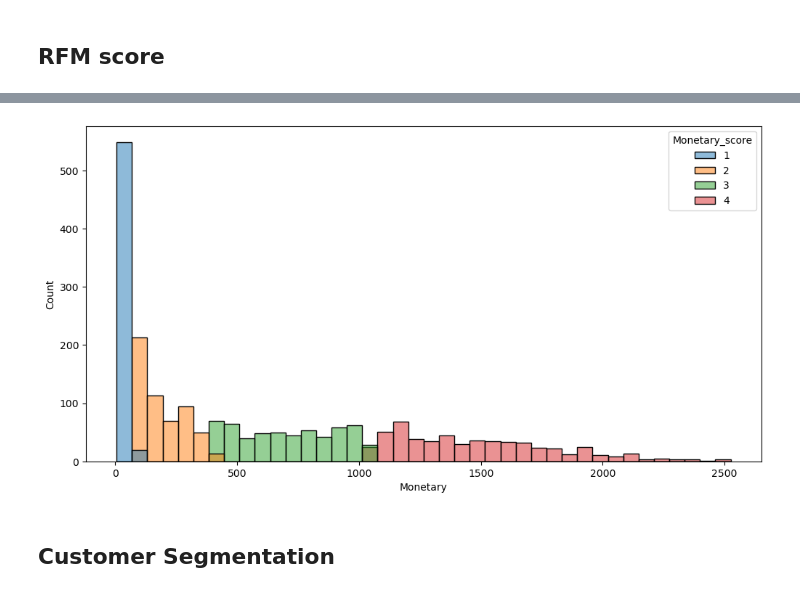
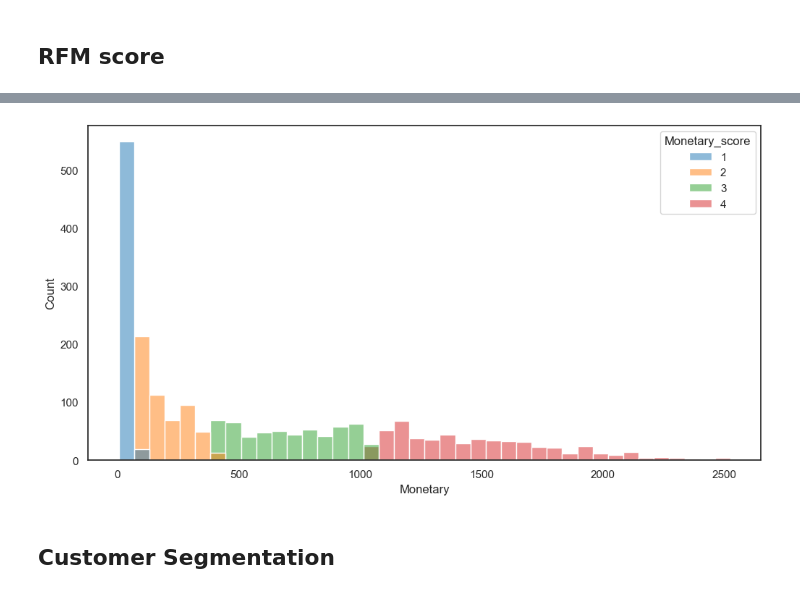
Before and after one commit to nqtquoctrung94/RFM_Customer_Personality_Analysis, a Jupyter notebook: Customer_Personality_Analysis.ipynb, the cells around one changed output, grey strips where cells are left out. Drawn from its saved outputs; the diff is of its cells as text; code cells hidden in the pictures.

```diff
--- a/Customer_Personality_Analysis.ipynb
+++ b/Customer_Personality_Analysis.ipynb
@@ -385,6 +385,8 @@ rfm_data['Frequency_score'] = pd.qcut(rfm_data['Frequency'], q = 4, labels=[1,2,
 rfm_data['Monetary_score'] = pd.qcut(rfm_data['Monetary'], q = 4, labels=[1,2,3,4])
 # %%
 fig, axes = plt.subplots(figsize=(12, 6))
-sns.histplot(data=rfm_data, x='Recency', bins= 40, hue='Recency_score', multiple='layer')
+sns.set_style("white")
+sns.set_palette(["#1f77b4", "#ff7f0e", "#2ca02c", "#d62728"])
+sns.histplot(data=rfm_data, x='Recency', bins=40, hue='Recency_score', multiple='layer', hue_order=[1,2,3,4])
 plt.show()
 # %% [output]
@@ -392,5 +394,7 @@ plt.show()
 # %%
 fig, axes = plt.subplots(figsize=(12, 6))
-sns.histplot(data=rfm_data, x='Frequency', bins=30, hue='Frequency_score')
+sns.set_style("white")
+sns.set_palette(["#1f77b4", "#ff7f0e", "#2ca02c", "#d62728"])
+sns.histplot(data=rfm_data, x='Frequency', bins=30, hue='Frequency_score', multiple='layer', hue_order=[1,2,3,4])
 plt.show()
 # %% [output]
@@ -398,9 +402,11 @@ plt.show()
 # %%
 fig, axes = plt.subplots(figsize=(12, 6))
-sns.histplot(data=rfm_data, x='Monetary', bins=40, hue='Monetary_score')
+sns.set_style("white")
+sns.set_palette(["#1f77b4", "#ff7f0e", "#2ca02c", "#d62728"])
+sns.histplot(data=rfm_data, x='Monetary', bins=40, hue='Monetary_score', multiple='layer', hue_order=[1,2,3,4])
 plt.show()
 # %% [output]
-[figure, old version]
+[figure, new version]
 # %% [markdown]
 ## Customer Segmentation
 # %%
```
Also changed, not shown: parts of 14 cells of this notebook, 2 other files.
